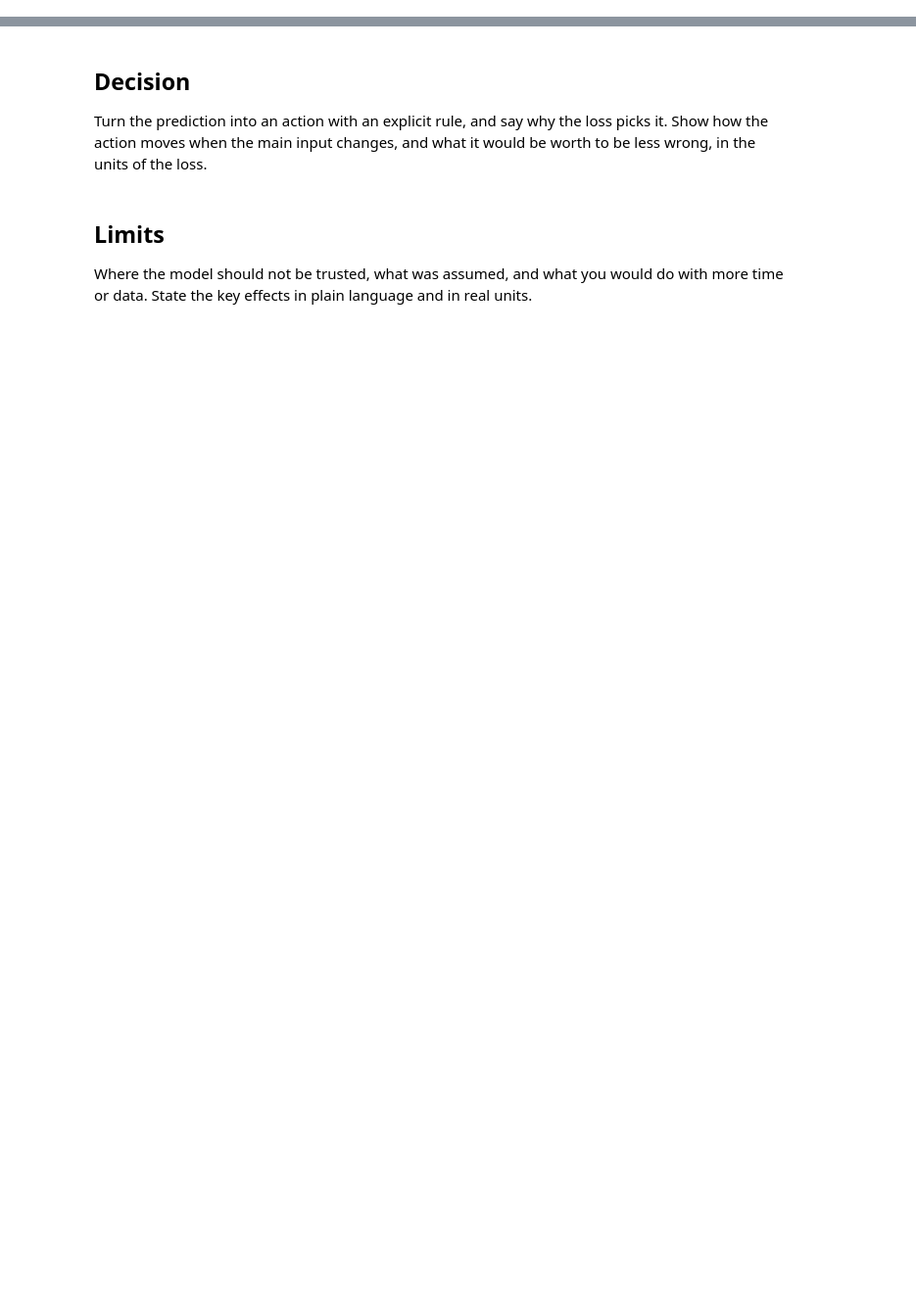
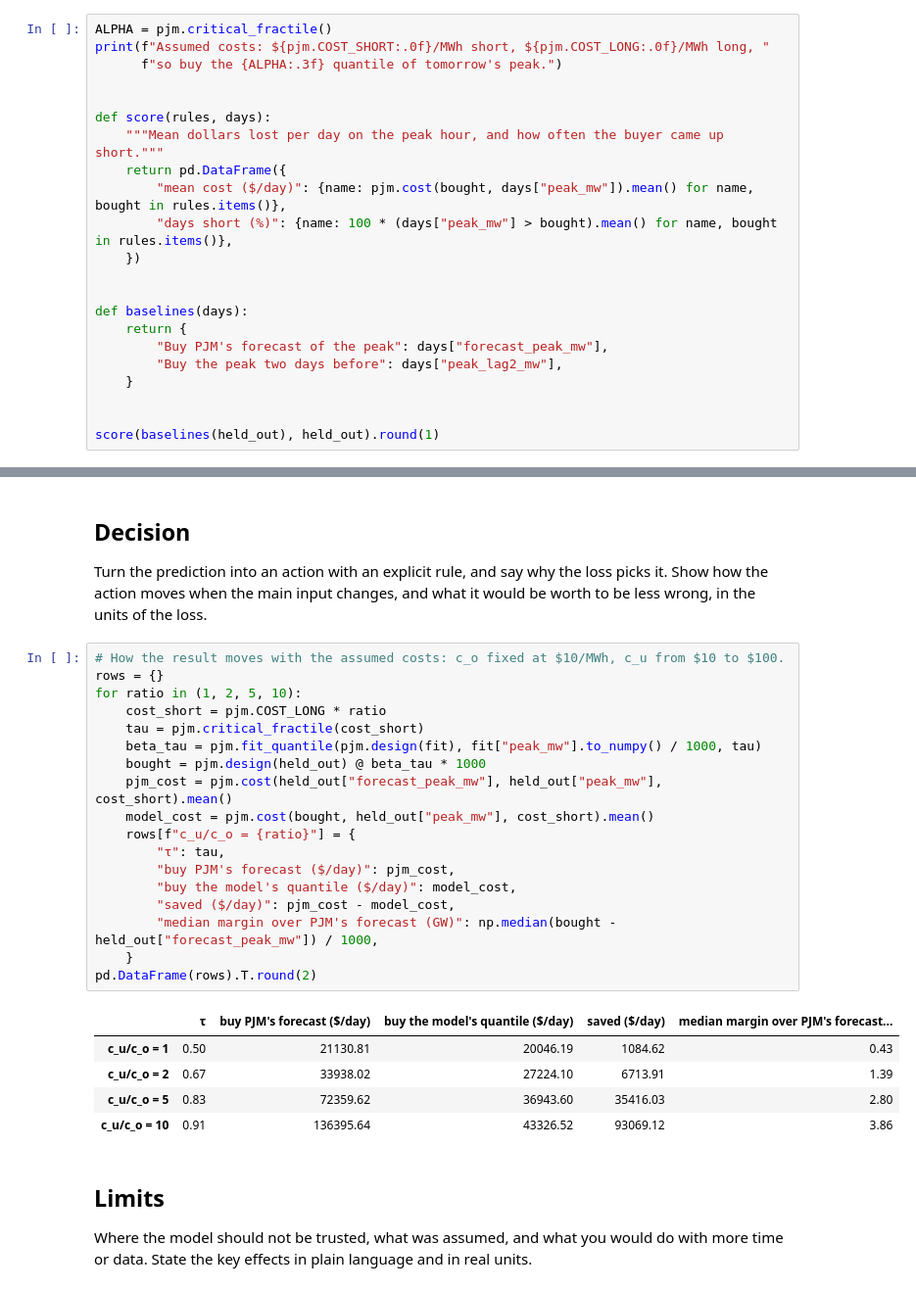
Before and after one commit to BethelT281948/aii600-final-project, a Jupyter notebook: analysis.ipynb, the cells around one changed output, grey strips where cells are left out. Shown at 98% size. Cells and saved outputs as stored; diff of their text form; blank space fills up the shorter version.

```diff
--- a/analysis.ipynb
+++ b/analysis.ipynb
@@ -32,3 +122,25 @@ Hold out data the model never sees. When the decision is about a later time, hol
 ## Baseline
 
 A simple method: the mean, the last value, or a plain regression. Score it on the held-out data in the units of the decision.
+# %%
+ALPHA = pjm.critical_fractile()
+print(f"Assumed costs: ${pjm.COST_SHORT:.0f}/MWh short, ${pjm.COST_LONG:.0f}/MWh long, "
+      f"so buy the {ALPHA:.3f} quantile of tomorrow's peak.")
+
+
+def score(rules, days):
+    """Mean dollars lost per day on the peak hour, and how often the buyer came up short."""
+    return pd.DataFrame({
+        "mean cost ($/day)": {name: pjm.cost(bought, days["peak_mw"]).mean() for name, bought in rules.items()},
+        "days short (%)": {name: 100 * (days["peak_mw"] > bought).mean() for name, bought in rules.items()},
+    })
+
+
+def baselines(days):
+    return {
+        "Buy PJM's forecast of the peak": days["forecast_peak_mw"],
+        "Buy the peak two days before": days["peak_lag2_mw"],
+    }
+
+
+score(baselines(held_out), held_out).round(1)
@@ -48,6 +346,30 @@ Plot the residuals against time or against the prediction, and say whether the e
 ## Decision
 
 Turn the prediction into an action with an explicit rule, and say why the loss picks it. Show how the action moves when the main input changes, and what it would be worth to be less wrong, in the units of the loss.
+# %%
+# How the result moves with the assumed costs: c_o fixed at $10/MWh, c_u from $10 to $100.
+rows = {}
+for ratio in (1, 2, 5, 10):
+    cost_short = pjm.COST_LONG * ratio
+    tau = pjm.critical_fractile(cost_short)
+    beta_tau = pjm.fit_quantile(pjm.design(fit), fit["peak_mw"].to_numpy() / 1000, tau)
+    bought = pjm.design(held_out) @ beta_tau * 1000
+    pjm_cost = pjm.cost(held_out["forecast_peak_mw"], held_out["peak_mw"], cost_short).mean()
+    model_cost = pjm.cost(bought, held_out["peak_mw"], cost_short).mean()
+    rows[f"c_u/c_o = {ratio}"] = {
+        "τ": tau,
+        "buy PJM's forecast ($/day)": pjm_cost,
+        "buy the model's quantile ($/day)": model_cost,
+        "saved ($/day)": pjm_cost - model_cost,
+        "median margin over PJM's forecast (GW)": np.median(bought - held_out["forecast_peak_mw"]) / 1000,
+    }
+pd.DataFrame(rows).T.round(2)
+# %% [output]
+|  | τ | buy PJM's forecast ($/day) | buy the model's quantile ($/day) | saved ($/day) | median margin over PJM's forecast... |
+| c_u/c_o = 1 | 0.50 | 21130.81 | 20046.19 | 1084.62 | 0.43 |
+| c_u/c_o = 2 | 0.67 | 33938.02 | 27224.10 | 6713.91 | 1.39 |
+| c_u/c_o = 5 | 0.83 | 72359.62 | 36943.60 | 35416.03 | 2.80 |
+| c_u/c_o = 10 | 0.91 | 136395.64 | 43326.52 | 93069.12 | 3.86 |
 # %% [markdown]
 ## Limits
 
```
Also changed, not shown: parts of 16 cells of this notebook.
